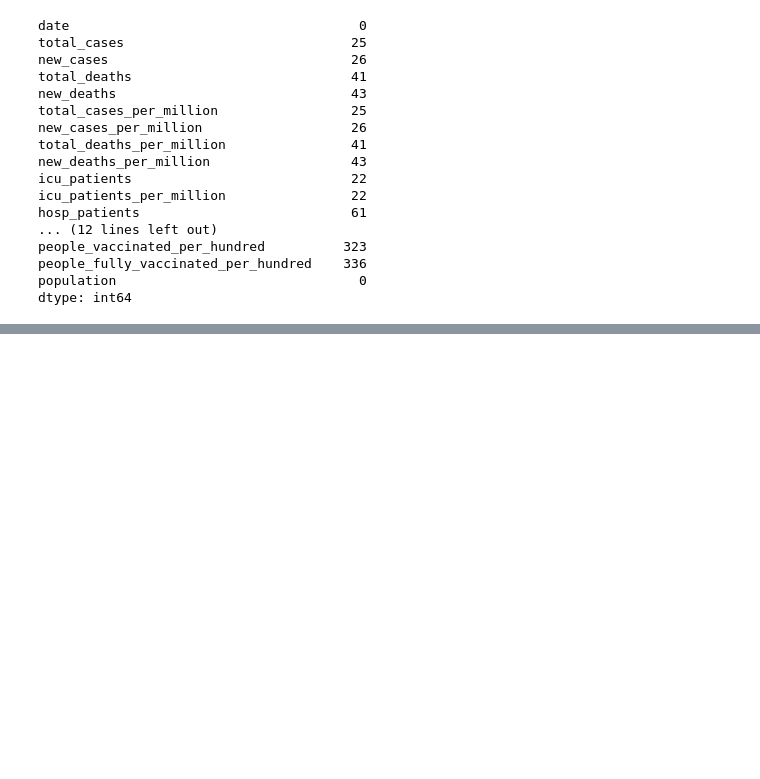
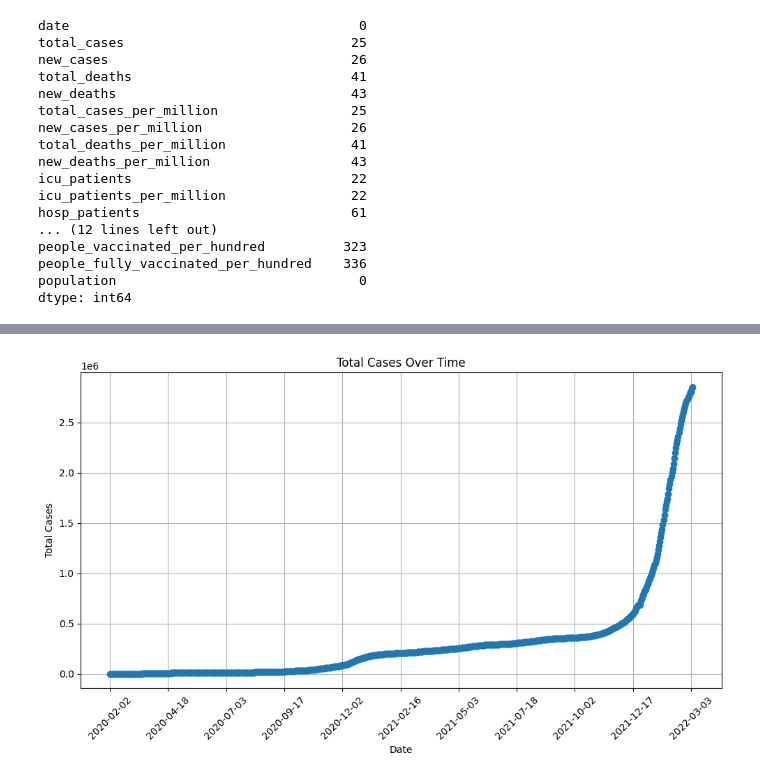
Before and after one commit to Peter537/Dat4-BI-MP1, a Jupyter notebook: denmark-covid-data.ipynb, the cells around one changed output, grey strips where cells are left out. Drawn from its saved outputs; the diff is of its cells as text; code cells hidden in the pictures; blank space fills up the shorter version.

```diff
--- a/denmark-covid-data.ipynb
+++ b/denmark-covid-data.ipynb
@@ -152,0 +175,22 @@ df.tail(10)
+# %%
+# Calculate the number of points to skip between each displayed date
+skip = max(len(df) // 10, 1)  # Show one date every 10% of x-axis length
+xticks = np.arange(0, len(df), skip)
+
+def plot_over_date(df, column, column_title):
+    plt.figure(figsize=(10, 6))
+    plt.plot(df['date'], df[column], marker='o', linestyle='-')
+    plt.title(column_title + ' Over Time')
+    plt.xlabel('Date')
+    plt.ylabel(column_title)
+
+    # Set ticks to show only one date every 10% of the x-coordinate
+    plt.xticks(xticks, df['date'][xticks], rotation=45)
+
+    plt.grid(True)
+    plt.tight_layout()
+    plt.show()
+# %%
+plot_over_date(df, 'total_cases', 'Total Cases')
+# %% [output]
+[figure, added]
```
Also changed, not shown: parts of 9 cells of this notebook.
